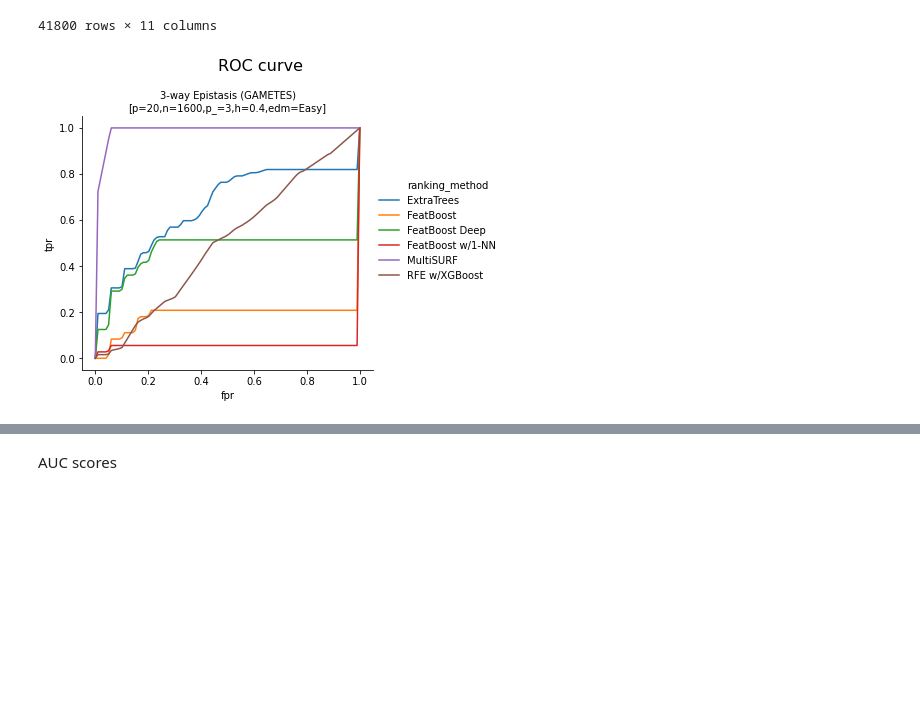
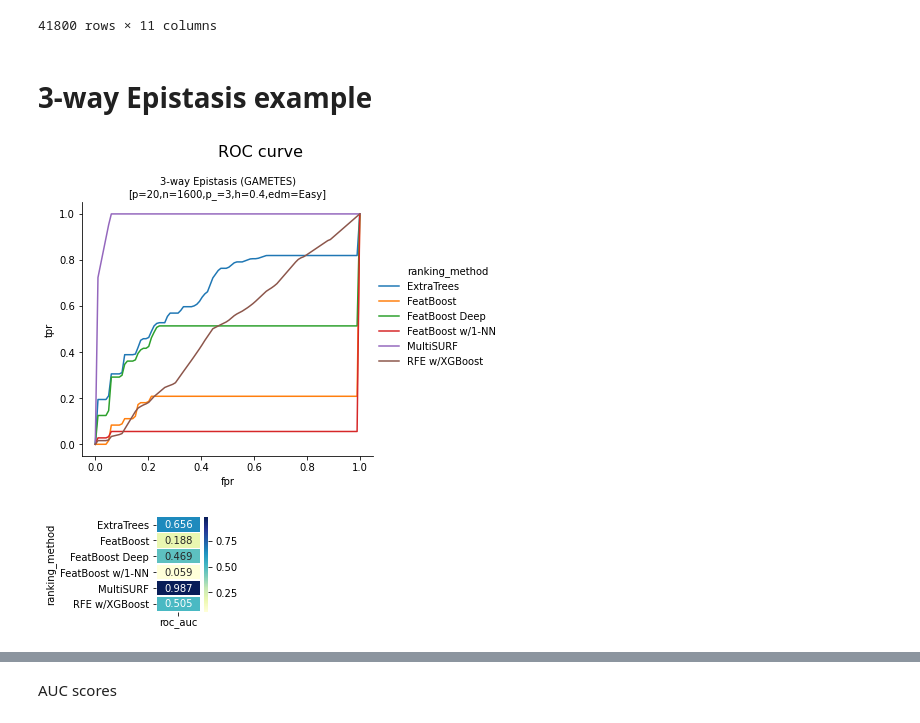
Before and after one commit to dunnkers/feature-selection, a Jupyter notebook: analysis/benchmark-20200524/stat-analysis.ipynb, the cells around one changed output, grey strips where cells are left out. Saved outputs shown, nothing was run; the diff lists cells and outputs as text; code cells hidden in the pictures; blank space fills up the shorter version.

```diff
--- a/analysis/benchmark-20200524/stat-analysis.ipynb
+++ b/analysis/benchmark-20200524/stat-analysis.ipynb
@@ -135,16 +135,32 @@ interpdata
 | 98 | XOR Models [p=20,n=1600,p_=5,h=1] | XOR Models\n[p=20,n=1600,p_=5,h=1] | XOR Models | RFE w/XGBoost | 0.989899 | 0.997306 | 0.712758 | 0.363509 | ... |
 | 99 | XOR Models [p=20,n=1600,p_=5,h=1] | XOR Models\n[p=20,n=1600,p_=5,h=1] | XOR Models | RFE w/XGBoost | 1.000000 | 1.000000 | 0.712758 | 0.363509 | ... |
 41800 rows × 11 columns
+# %% [markdown]
+# 3-way Epistasis example
+# %%
+exname = '3-way Epistasis (GAMETES)'
+exdata = interpdata[interpdata['name'] == exname]
 # %%
 import seaborn as sns
 import matplotlib.pyplot as plt
-g = sns.relplot(data=interpdata[interpdata['name'] == '3-way Epistasis (GAMETES)'],\
+g = sns.relplot(data=exdata,\
                 x='fpr', y='tpr', hue='ranking_method',\
                 col='multiline_description', kind='line',\
                 estimator=None, col_wrap=1,\
                 facet_kws={'sharex': False, 'sharey': False})
 g.set_titles("{col_name}")
 g.fig.suptitle("ROC curve", size=16)
 g.fig.subplots_adjust(top=.82)
+
+rectangular = pd.pivot_table(exdata,\
+    values='roc_auc',\
+    index=['ranking_method'])
+f, ax = plt.subplots(figsize=(1, 1.75))
+plt.yticks(rotation=0)
+plt.xticks(rotation=0)
+g = sns.heatmap(rectangular,\
+    annot=True, fmt=".3f", linewidths=.5,\
+    cmap="YlGnBu", yticklabels=True, ax=ax)
 # %% [output]
 [figure]
+[figure, added]
```
Also changed, not shown: parts of 5 cells of this notebook, 1 other file.
